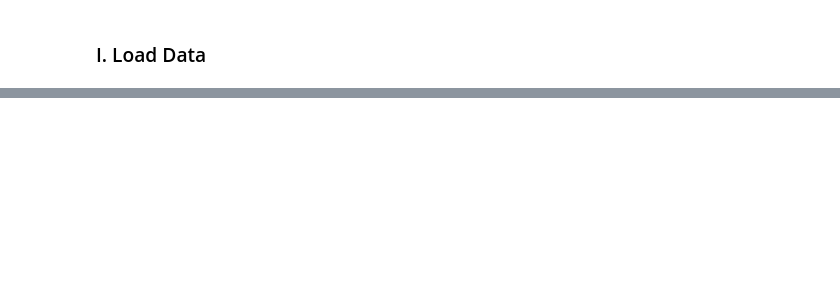
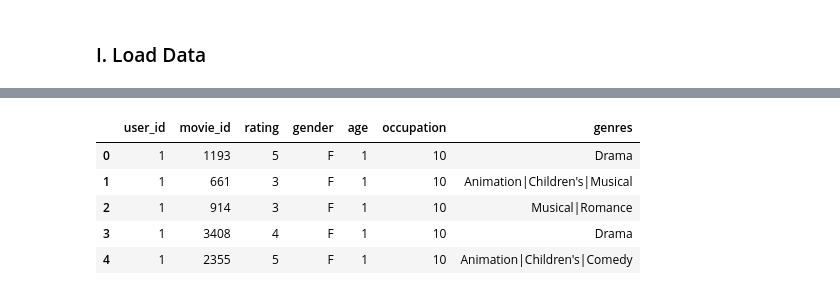
Before and after one commit to ZlataSparrow/Naive-Bayes, a Jupyter notebook: notebooks/03_A_Movie_Recom_Naive_Bayes_complex.ipynb, the cells around one changed output, grey strips where cells are left out. Saved outputs shown, nothing was run; the diff lists cells and outputs as text; code cells hidden in the pictures; blank space fills up the shorter version.

```diff
--- a/notebooks/03_A_Movie_Recom_Naive_Bayes_complex.ipynb
+++ b/notebooks/03_A_Movie_Recom_Naive_Bayes_complex.ipynb
@@ -30,3 +31,4 @@ print(users.head())
 # %%
+movies.columns = ['movie_id', 'title', 'genres']
 print(movies.head())
 # %% [output]
@@ -47,0 +93,11 @@ print(ratings.head())
+# %%
+# Merge movies info from movies into the data
+data_with_movies = data_with_demographics.merge(movies[['movie_id', 'genres']], on='movie_id', how='left')
+data_with_movies.head()
+# %% [output]
+|  | user_id | movie_id | rating | gender | age | occupation | genres |
+| 0 | 1 | 1193 | 5 | F | 1 | 10 | Drama |
+| 1 | 1 | 661 | 3 | F | 1 | 10 | Animation|Children's|Musical |
+| 2 | 1 | 914 | 3 | F | 1 | 10 | Musical|Romance |
+| 3 | 1 | 3408 | 4 | F | 1 | 10 | Drama |
+| 4 | 1 | 2355 | 5 | F | 1 | 10 | Animation|Children's|Comedy |
```
Also changed, not shown: parts of 12 cells of this notebook, 1 other file.
